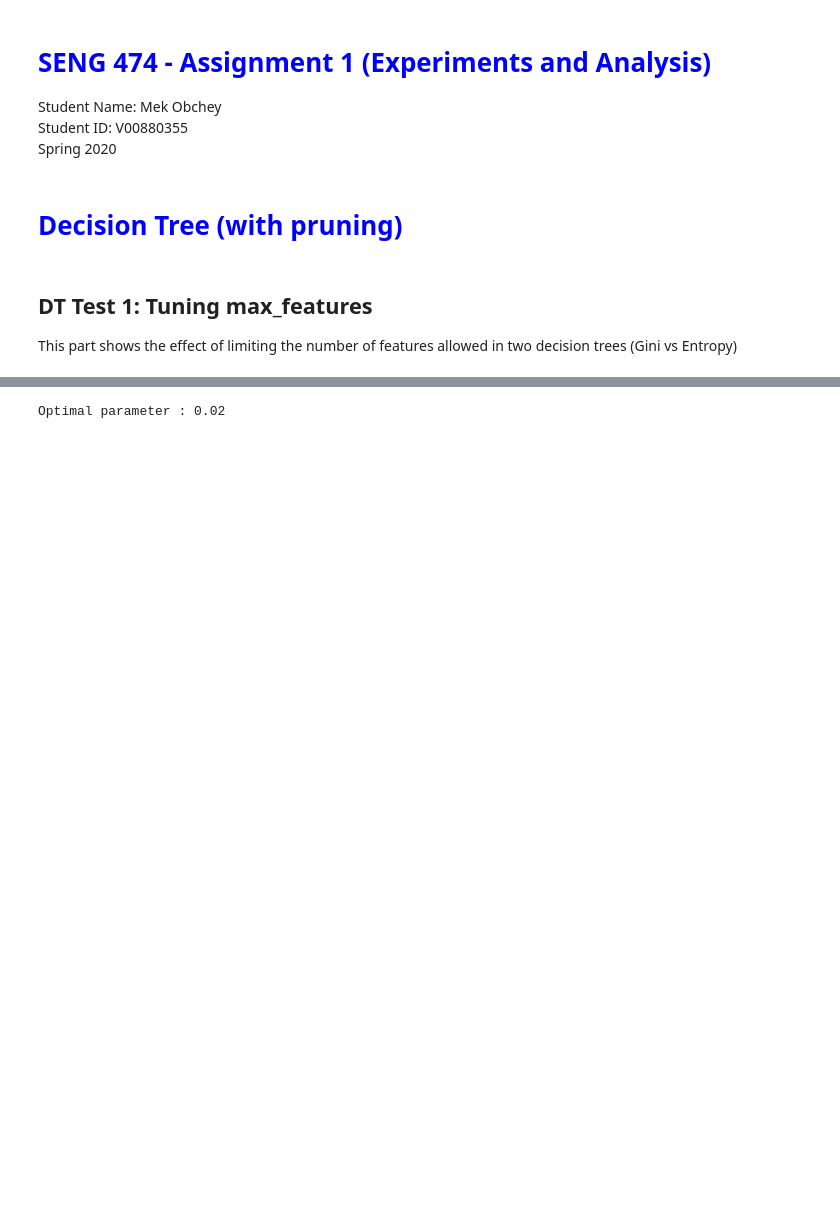
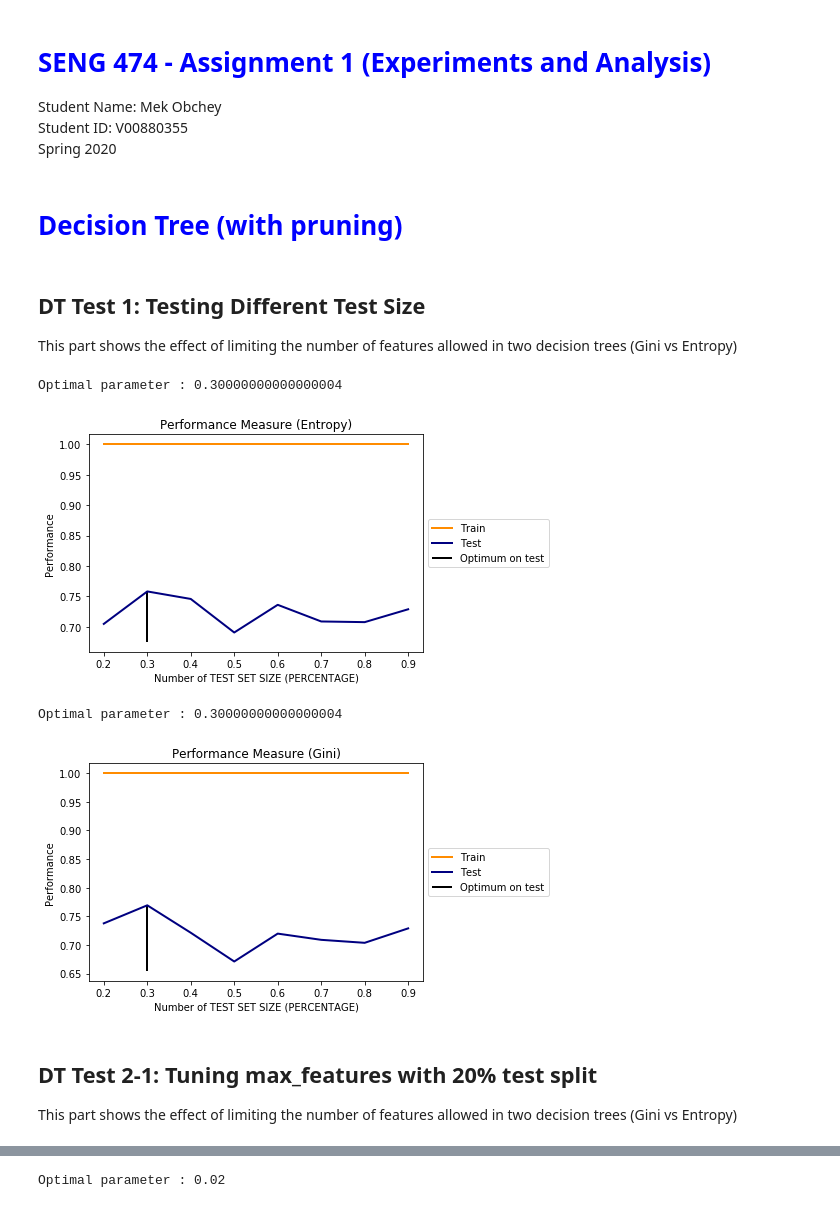
Before and after one commit to mattCoretex/Machine-Learning-Experimentation, a Jupyter notebook: SENG 474/a1-cleveland-heart-disease/Assignment #1 - Cleveland Heart Disease.ipynb, the cells around one changed output, grey strips where cells are left out. Drawn from its saved outputs; the diff is of its cells as text; code cells hidden in the pictures; blank space fills up the shorter version.

```diff
--- a/SENG 474/a1-cleveland-heart-disease/Assignment #1 - Cleveland Heart Disease.ipynb
+++ b/SENG 474/a1-cleveland-heart-disease/Assignment #1 - Cleveland Heart Disease.ipynb
@@ -64,7 +62,46 @@ def graph_train_test_errors(train_errors, test_errors, param, param_range, title
     plt.show()
 # %% [markdown]
 # <font color='blue'> Decision Tree (with pruning)</font>
+# %% [markdown]
+## DT Test 1: Testing Different Test Size
+
+This part shows the effect of limiting the number of features allowed in two decision trees (Gini vs Entropy)
+# %%
+
+def test_size_error(classifier, pmin=20, pmax=100, step=10):
+    train_errors = list()
+    test_errors = list()
+    for i in range(pmin, pmax, step):
+        X_train, X_test, y_train, y_test = train_test_split(X, y, test_size = i/100, random_state = 0)
+        classifier.fit(X_train, y_train)
+        train_errors.append(classifier.score(X_train, y_train))
+        test_errors.append(classifier.score(X_test, y_test))
+    return (train_errors, test_errors)
+
+
+classifier1 = DecisionTreeClassifier(criterion = 'entropy', random_state = 0)
+classifier2 = DecisionTreeClassifier(criterion = 'gini', random_state = 0)
+
+models = {
+    'entropy':test_size_error(classifier1),
+    'gini':test_size_error(classifier2)
+}
+
+param = 'Test set size (percentage)'
+param_range = np.arange(0.2,1,0.1)
+
+graph_train_test_errors(models['entropy'][0], models['entropy'][1],
+                        param, param_range, title=' (Entropy)')
+graph_train_test_errors(models['gini'][0], models['gini'][1],
+                        param, param_range, title=' (Gini)')
+
+models.clear()
+# %% [output]
+Optimal parameter : 0.30000000000000004
+[figure, added]
+Optimal parameter : 0.30000000000000004
+[figure, added]
 # %% [markdown]
-## DT Test 1: Tuning max_features
+## DT Test 2-1: Tuning max_features with 20% test split
 
 This part shows the effect of limiting the number of features allowed in two decision trees (Gini vs Entropy)
```
Also changed, not shown: parts of 13 cells of this notebook.
